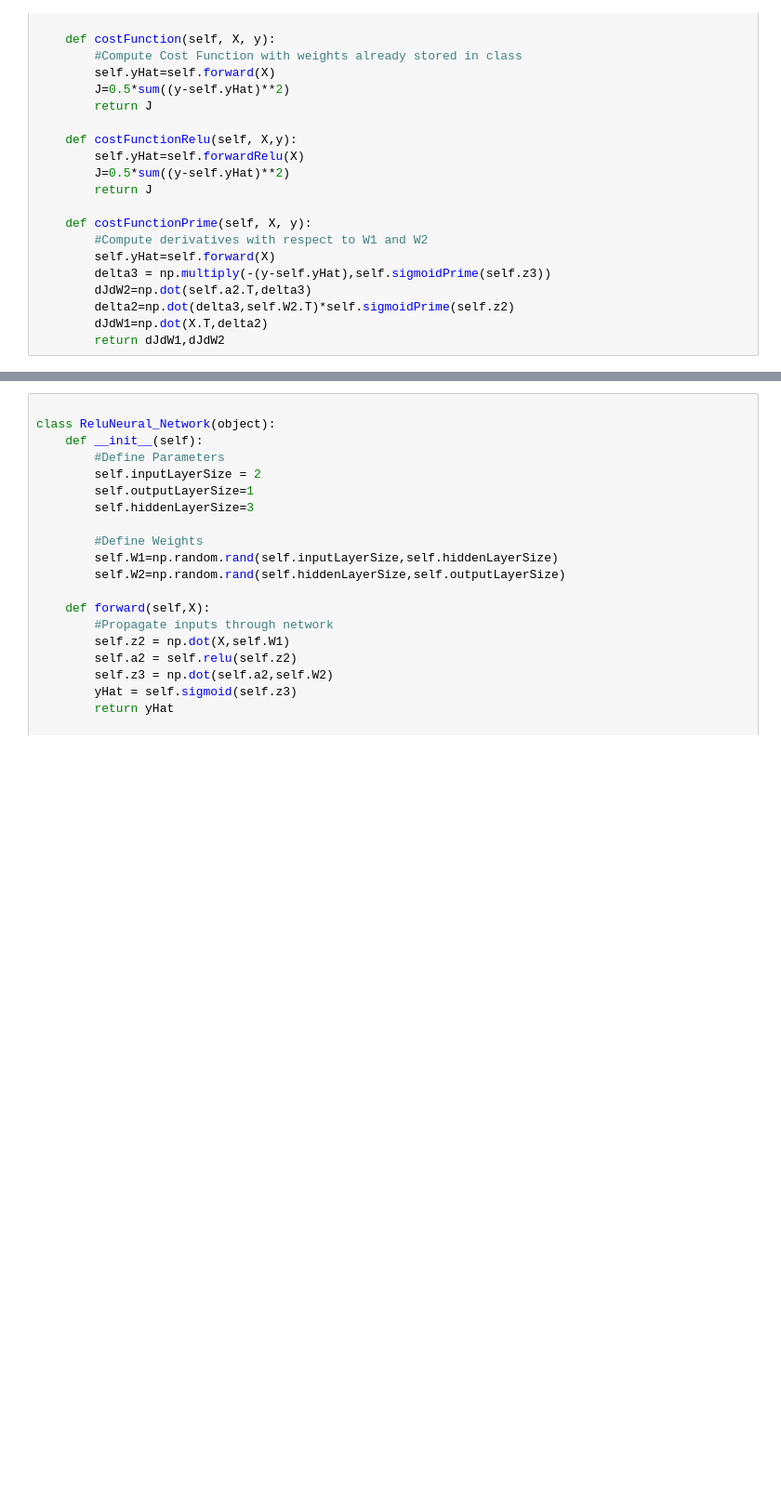
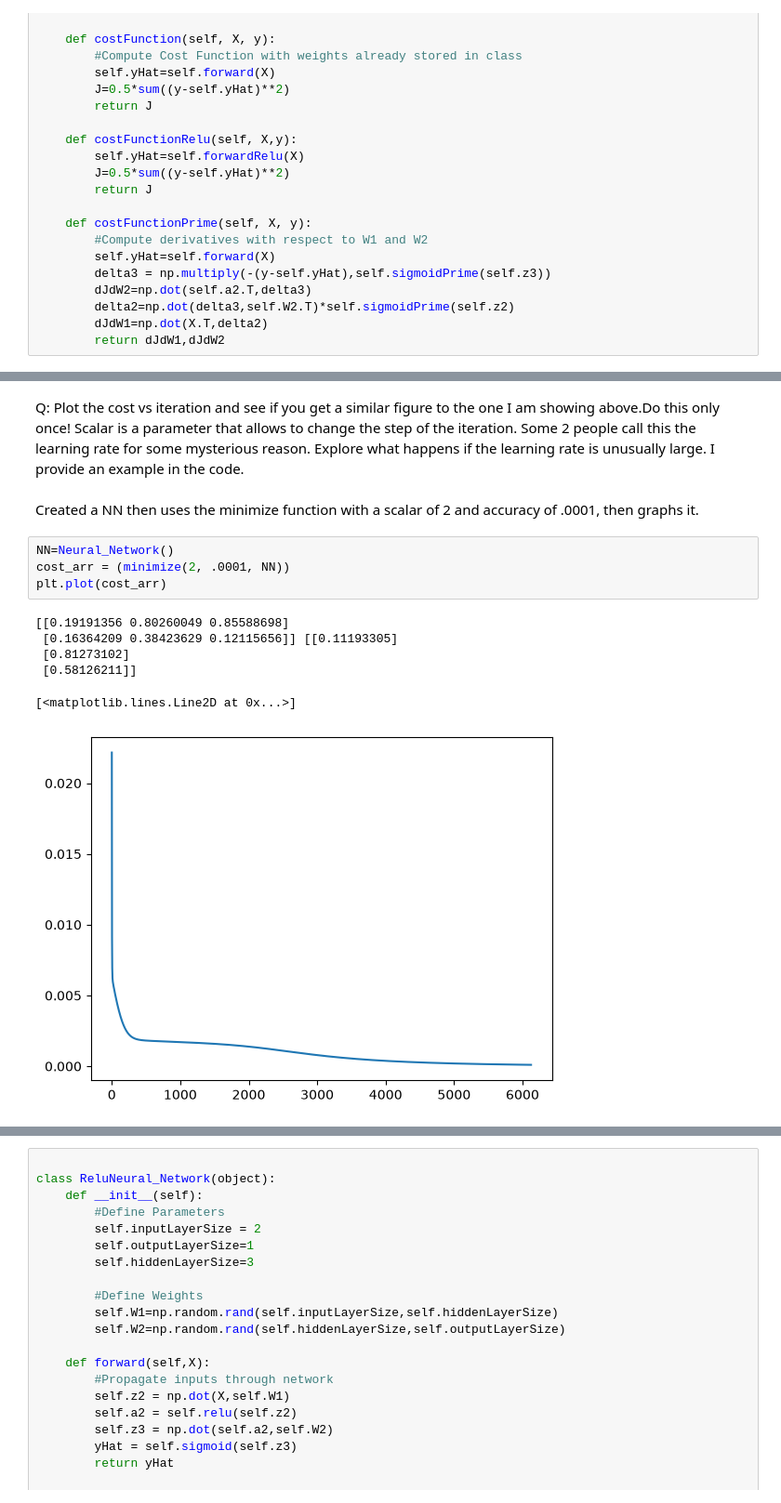
Before and after one commit to benjamin-n-baker/Misc-HW, a Jupyter notebook: NeuralNetsFall26.ipynb, the cells around one changed output, grey strips where cells are left out. Shown at 93% size. Saved outputs shown, nothing was run; the diff lists cells and outputs as text; blank space fills up the shorter version.

```diff
--- a/NeuralNetsFall26.ipynb
+++ b/NeuralNetsFall26.ipynb
@@ -197,0 +131,19 @@ sigmoid_loss = NN.forward(X)-y
+# %% [markdown]
+Q: Plot the cost vs iteration and see if you get a similar figure to the one I am showing above.Do
+this only once! Scalar is a parameter that allows to change the step of the iteration. Some
+2
+people call this the learning rate for some mysterious reason. Explore what happens if the
+learning rate is unusually large. I provide an example in the code.
+# %% [markdown]
+Created a NN then uses the minimize function with a scalar of 2 and accuracy of .0001, then graphs it.
+# %%
+NN=Neural_Network()
+cost_arr = (minimize(2, .0001, NN))
+plt.plot(cost_arr)
+# %% [output]
+[[0.19191356 0.80260049 0.85588698]
+ [0.16364209 0.38423629 0.12115656]] [[0.11193305]
+ [0.81273102]
+ [0.58126211]]
+[<matplotlib.lines.Line2D at 0x...>]
+[figure, added]
```
Also changed, not shown: parts of 55 cells of this notebook.
